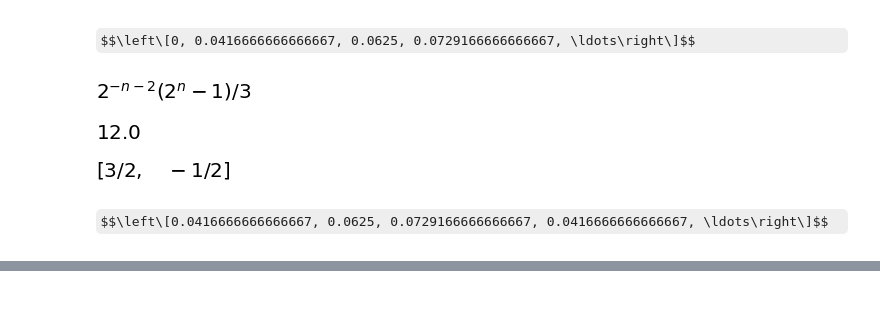
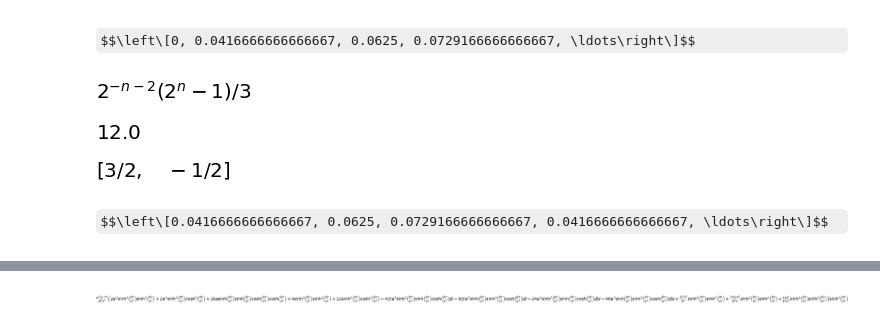
Before and after one commit to orahcio/fluxos, a Jupyter notebook: draft2.ipynb, the cells around one changed output, grey strips where cells are left out. Cells and saved outputs as stored; diff of their text form; code cells hidden in the pictures; some formulas as TeX source; blank space fills up the shorter version.

```diff
--- a/draft2.ipynb
+++ b/draft2.ipynb
@@ -108,0 +124,7 @@ nsimplify(s.coeff(7))
+# %%
+PI = symbols('Pi', cls=Function)
+j = Symbol('\\left<j\\right>')
+beta = Symbol('\\beta')
+a = Symbol('a', positive=True)
+# %%
+PI = SeqFormula(exp(-j*z)*a**(Sum(2**k*(k+1),(k,1,n)))/(beta*z)**(Sum(2**k,(k,1,n)))*Product((sinh(beta*z/a**(k+1)))**(2**k), (k, 1, n)),(n,1,oo))
@@ -108,0 +146,4 @@ nsimplify(s.coeff(7))
+# %%
+diff(PI.coeff(2).doit(),z,2)
+# %% [output]
+[figure, added]
```
Also changed, not shown: parts of 9 cells of this notebook.
